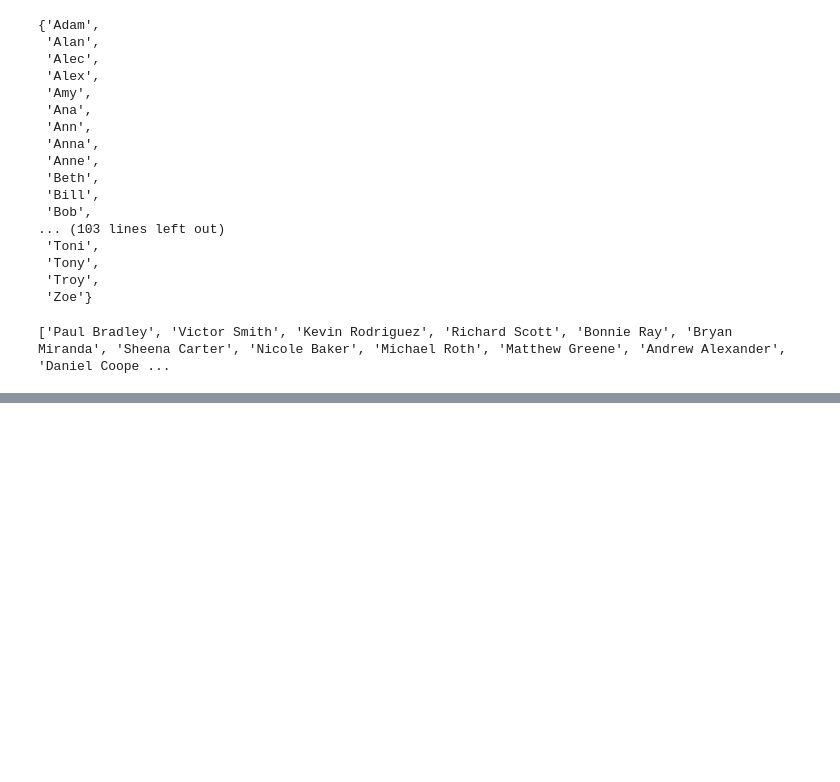
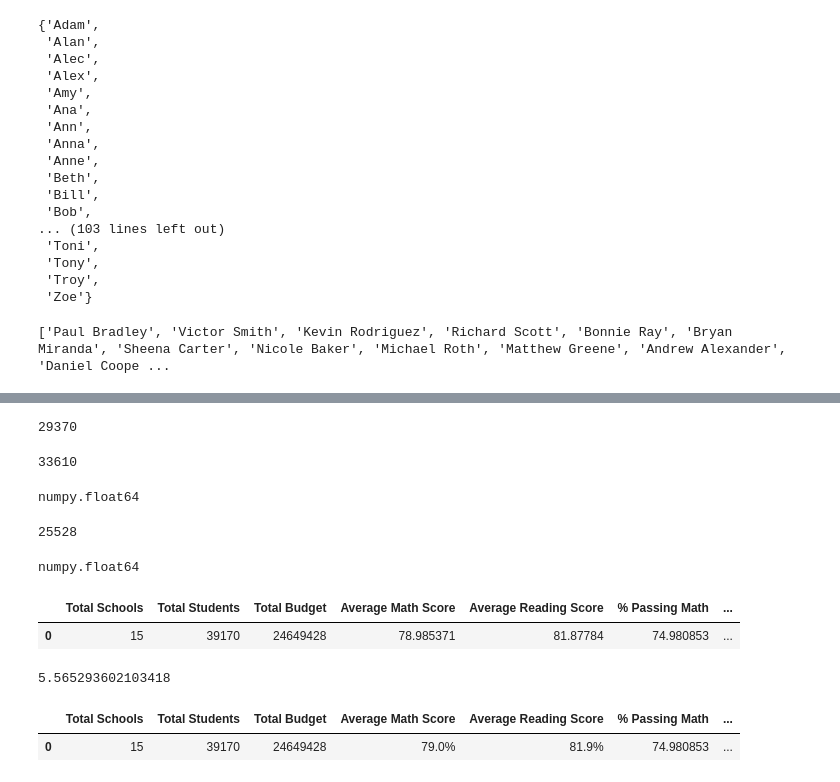
Before and after one commit to coocoojames/School_District_Analysis, a Jupyter notebook: PyCitySchools.ipynb, the cells around one changed output, grey strips where cells are left out. Cells and saved outputs as stored; diff of their text form; code cells hidden in the pictures; blank space fills up the shorter version.

```diff
--- a/PyCitySchools.ipynb
+++ b/PyCitySchools.ipynb
@@ -98,0 +140,62 @@ student_data_df.to_csv('Resources/clean_student_data.csv')
+# %%
+math_passing = school_data_complete_df[school_data_complete_df['math_score'] >= 70]
+reading_passing = school_data_complete_df[school_data_complete_df['reading_score'] >= 70]
+math_passing.head(10)
+# math_passing_count = school_data_complete_df['math_score'][math_passing].count()
+math_passing_count = math_passing['student_name'].count()
+math_passing_count
+# %% [output]
+29370
+# %%
+reading_passing_count = reading_passing['student_name'].count()
+reading_passing_count
+# %% [output]
+33610
+# %%
+math_passing_percentage = math_passing_count/student_count*100
+reading_passing_percentage = reading_passing_count/student_count*100
+reading_passing_percentage
+math_passing_percentage
+type(math_passing_percentage)
+# %% [output]
+numpy.float64
+# %%
+passing_math_reading = school_data_complete_df[(school_data_complete_df.math_score >= 70)&(school_data_complete_df.reading_score >= 70)]
+passing_math_reading.head(10)
+all_passing_count = passing_math_reading.student_name.count()
+all_passing_count
+# %% [output]
+25528
+# %%
+overall_passing_percentage = all_passing_count/student_count*100
+overall_passing_percentage
+type(overall_passing_percentage)
+# %% [output]
+numpy.float64
+# %%
+district_summary_df = pd.DataFrame(
+          [{"Total Schools": school_count,
+          "Total Students": student_count,
+          "Total Budget": total_budget,
+          "Average Math Score": average_math_score,
+          "Average Reading Score": average_reading_score,
+          "% Passing Math": math_passing_percentage,
+         "% Passing Reading": reading_passing_percentage,
+        "% Overall Passing": overall_passing_percentage}])
+district_summary_df
+# %% [output]
+|  | Total Schools | Total Students | Total Budget | Average Math Score | Average Reading Score | % Passing Math | ... |
+| 0 | 15 | 39170 | 24649428 | 78.985371 | 81.87784 | 74.980853 | ... |
+# %%
+def passing_math_percent(passing_math_count, student_count):
+    return passing_math_count/student_count*100
+passing_math_percent(254,4564)
+# %% [output]
+5.565293602103418
+# %%
+district_summary_df["Average Math Score"] = district_summary_df["Average Math Score"].map('{:.1f}'.format)
+district_summary_df['Average Reading Score'] = district_summary_df['Average Reading Score'].map('{:.1f}'.format)
+district_summary_df
+# %% [output]
+|  | Total Schools | Total Students | Total Budget | Average Math Score | Average Reading Score | % Passing Math | ... |
+| 0 | 15 | 39170 | 24649428 | 79.0% | 81.9% | 74.980853 | ... |
```
Also changed, not shown: parts of 13 cells of this notebook, 1 other file.
